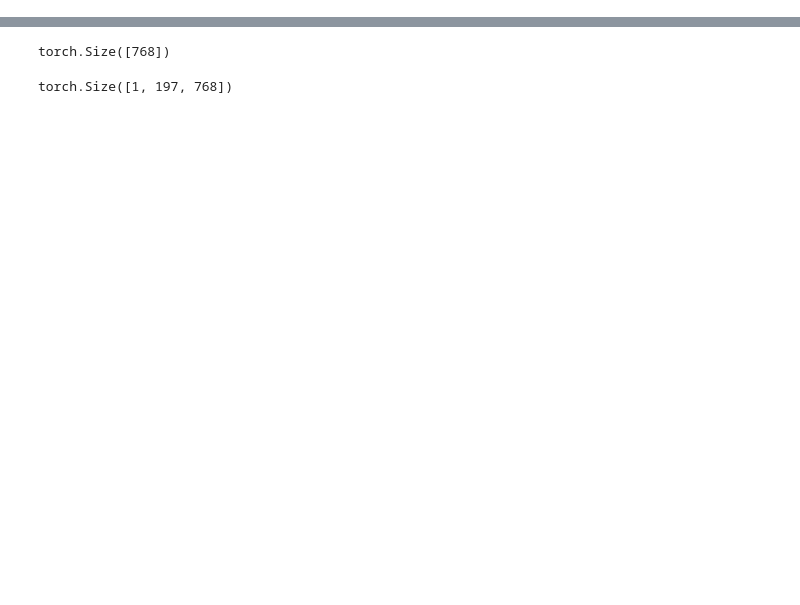
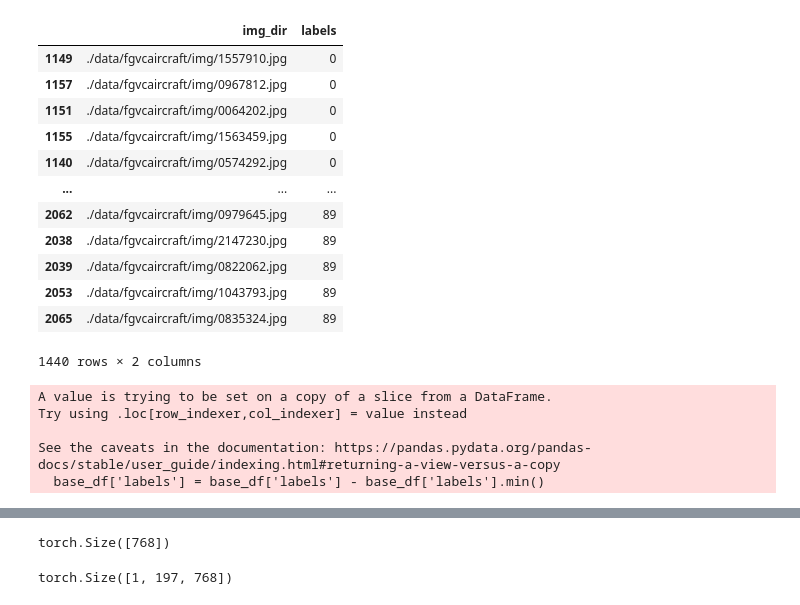
Before and after one commit to mlvlab/RPO, a Jupyter notebook: demo.ipynb, the cells around one changed output, grey strips where cells are left out. Cells and saved outputs as stored; diff of their text form; code cells hidden in the pictures; blank space fills up the shorter version.

```diff
--- a/demo.ipynb
+++ b/demo.ipynb
@@ -19,0 +104,39 @@ from torch.optim.lr_scheduler import OneCycleLR, LambdaLR, _LRScheduler
+# %%
+img_path = './data/fgvcaircraft/img'
+fam_txt = './data/fgvcaircraft/images_manufacturer_train.txt'
+var_txt = './data/fgvcaircraft/images_variant_train.txt'
+img_dir = list(map(lambda x: os.path.join(img_path, x)+'.jpg', list(map(lambda x: x.split(' ')[0], pathlib.Path(fam_txt).read_text().split('\n')[:-1]))))
+fam_dir = list(map(lambda x: x.split(' ')[1], pathlib.Path(fam_txt).read_text().split('\n')[:-1]))
+var_dir = list(map(lambda x: x.split(' ')[1], pathlib.Path(var_txt).read_text().split('\n')[:-1]))
+labels_li = list(map(lambda x, y: x+ ' '+y, fam_dir, var_dir))
+labels = list(np.unique(labels_li))
+labels_idx = list(map(lambda x: labels.index(x), labels_li))
+df = pd.DataFrame({'img_dir':img_dir, 'labels':labels_idx})
+# %%
+sample_df = df.groupby('labels').sample(16)
+sample_df
+# %% [output]
+|  | img_dir | labels |
+| 1149 | ./data/fgvcaircraft/img/1557910.jpg | 0 |
+| 1157 | ./data/fgvcaircraft/img/0967812.jpg | 0 |
+| 1151 | ./data/fgvcaircraft/img/0064202.jpg | 0 |
+| 1155 | ./data/fgvcaircraft/img/1563459.jpg | 0 |
+| 1140 | ./data/fgvcaircraft/img/0574292.jpg | 0 |
+| ... | ... | ... |
+| 2062 | ./data/fgvcaircraft/img/0979645.jpg | 89 |
+| 2038 | ./data/fgvcaircraft/img/2147230.jpg | 89 |
+| 2039 | ./data/fgvcaircraft/img/0822062.jpg | 89 |
+| 2053 | ./data/fgvcaircraft/img/1043793.jpg | 89 |
+| 2065 | ./data/fgvcaircraft/img/0835324.jpg | 89 |
+1440 rows × 2 columns
+# %%
+base_df = sample_df[sample_df.labels < (sample_df.labels.max()+1)*0.7]
+label_idx = list(np.unique(base_df.labels.values))
+base_labels = np.array(labels)[label_idx].tolist()
+base_df['labels'] = base_df['labels'] - base_df['labels'].min()
+# %% [output]
+A value is trying to be set on a copy of a slice from a DataFrame.
+Try using .loc[row_indexer,col_indexer] = value instead
+
+See the caveats in the documentation: https://pandas.pydata.org/pandas-docs/stable/user_guide/indexing.html#returning-a-view-versus-a-copy
+  base_df['labels'] = base_df['labels'] - base_df['labels'].min()
```
Also changed, not shown: parts of 45 cells of this notebook, 7 other files.
